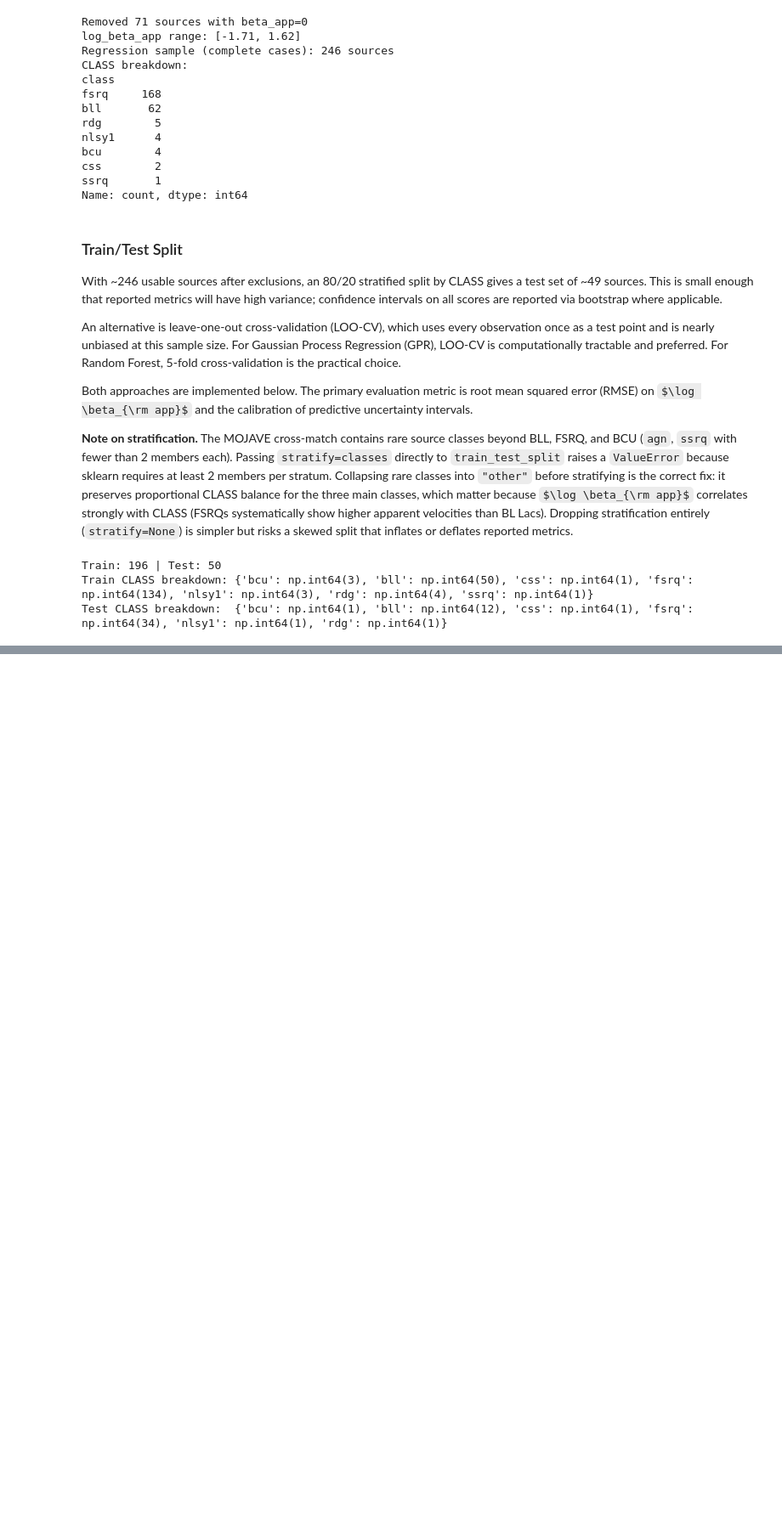
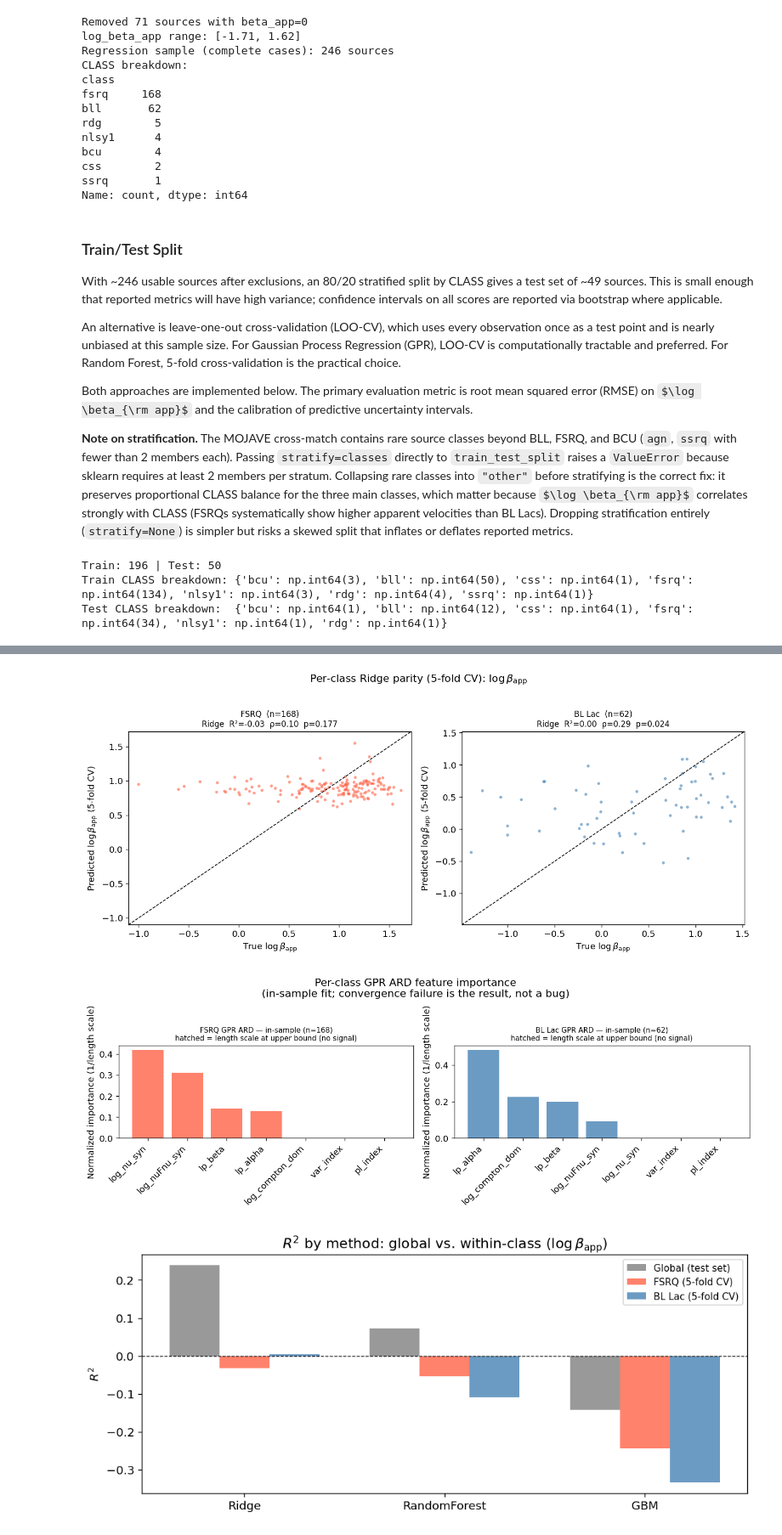
Before and after one commit to altjerue/ilwikak-ml, a Jupyter notebook: blazar_population_ml-p2.ipynb, the cells around one changed output, grey strips where cells are left out. Shown at 85% size. Cells and saved outputs as stored; diff of their text form; code cells hidden in the pictures; some formulas as TeX source; blank space fills up the shorter version.

```diff
--- a/blazar_population_ml-p2.ipynb
+++ b/blazar_population_ml-p2.ipynb
@@ -382 +602,74 @@ Random Forest RMSE: 0.566
+# %%
+cls_color = {"FSRQ": "tomato", "BL Lac": "steelblue"}
+cls_n = {cls_name: len(cls_df) for cls_name, cls_df in CLASS_SUBSETS.items()}
+
+# ── Per-class parity: Ridge (best CV model within class) ───────────────────────
+fig, axes = plt.subplots(1, 2, figsize=(12, 5))
+for ax, (cls_name, cls_df) in zip(axes, CLASS_SUBSETS.items()):
+    X_cls = cls_df[reg_feats].values
+    y_cls = cls_df[TARGET].values
+    _ridge_pipe = Pipeline([("scaler", StandardScaler()), ("model", Ridge(alpha=1.0))])
+    y_cv_ridge  = cross_val_predict(_ridge_pipe, X_cls, y_cls, cv=kf)
+    r2  = per_class_df[(per_class_df["Class"] == cls_name) & (per_class_df["Model"] == "Ridge")]["R²"].values[0]
+    rho = per_class_df[(per_class_df["Class"] == cls_name) & (per_class_df["Model"] == "Ridge")]["Spearman ρ"].values[0]
+    pv  = per_class_df[(per_class_df["Class"] == cls_name) & (per_class_df["Model"] == "Ridge")]["p"].values[0]
+    ax.scatter(y_cls, y_cv_ridge, s=14, alpha=0.6, color=cls_color[cls_name], edgecolors="none")
+    lim = [min(y_cls.min(), y_cv_ridge.min()) - 0.1, max(y_cls.max(), y_cv_ridge.max()) + 0.1]
+    ax.plot(lim, lim, "k--", lw=1)
+    ax.set_xlim(lim); ax.set_ylim(lim)
+    ax.set_xlabel(r"True $\log \beta_{\rm app}$")
+    ax.set_ylabel(r"Predicted $\log \beta_{\rm app}$ (5-fold CV)")
+    ax.set_title(f"{cls_name}  (n={cls_n[cls_name]})\nRidge  R²={r2:.2f}  ρ={rho:.2f}  p={pv:.3f}", fontsize=10)
+
+plt.suptitle(r"Per-class Ridge parity (5-fold CV): $\log \beta_{\rm app}$", y=1.02)
+plt.tight_layout()
+plt.show()
+
+# ── Per-class ARD feature importance ───────────────────────────────────────────
+fig, axes = plt.subplots(1, 2, figsize=(12, 4))
+for ax, (cls_name, (sc, gpr_cls)) in zip(axes, per_class_gpr.items()):
+    rbf_k = _find_rbf(gpr_cls.kernel_)
+    ls    = rbf_k[0].length_scale
+    # Features at upper bound have ls=1e5; treat 1/ls → 0 (no signal)
+    imp   = 1.0 / ls
+    imp  /= imp.sum()
+    order = np.argsort(imp)[::-1]
+    bars = ax.bar(range(n_feats), imp[order], color=cls_color[cls_name], alpha=0.8)
+    # Hatch bars corresponding to features at upper bound (zero signal)
+    for bar_i, orig_i in enumerate(order):
+        if ls[orig_i] > 1e4:
+            bars[bar_i].set_hatch("//")
+            bars[bar_i].set_alpha(0.4)
+    ax.set_xticks(range(n_feats))
+    ax.set_xticklabels([reg_feats[i] for i in order], rotation=45, ha="right")
+    ax.set_ylabel("Normalized importance (1/length scale)")
+    ax.set_title(f"{cls_name} GPR ARD — in-sample (n={cls_n[cls_name]})\nhatched = length scale at upper bound (no signal)", fontsize=9)
+
+plt.suptitle("Per-class GPR ARD feature importance\n(in-sample fit; convergence failure is the result, not a bug)", y=1.04)
+plt.tight_layout()
+plt.show()
+
+# ── R² bar chart: global vs. per-class (Ridge, RF, GBM) ───────────────────────
+cv_models = ["Ridge", "RandomForest", "GBM"]
+x = np.arange(len(cv_models))
+w = 0.25
+
+fig, ax = plt.subplots(figsize=(9, 4))
+ax.bar(x - w, [results_df.loc[m, "R²"] for m in cv_models],
+       width=w, label="Global (test set)", color="gray", alpha=0.8)
+ax.bar(x,     [per_class_df[(per_class_df["Class"] == "FSRQ")   & (per_class_df["Model"] == m)]["R²"].values[0] for m in cv_models],
+       width=w, label="FSRQ (5-fold CV)", color="tomato", alpha=0.8)
+ax.bar(x + w, [per_class_df[(per_class_df["Class"] == "BL Lac") & (per_class_df["Model"] == m)]["R²"].values[0] for m in cv_models],
+       width=w, label="BL Lac (5-fold CV)", color="steelblue", alpha=0.8)
+ax.axhline(0, color="k", lw=0.8, ls="--")
+ax.set_xticks(x); ax.set_xticklabels(cv_models)
+ax.set_ylabel(r"$R^2$")
+ax.set_title(r"$R^2$ by method: global vs. within-class ($\log \beta_{\rm app}$)")
+ax.legend(fontsize=9)
+plt.tight_layout()
+plt.show()
+# %% [output]
+[figure, added]
+[figure, added]
+[figure, added]
 # %% [markdown]
```
Also changed, not shown: parts of 12 cells of this notebook.
